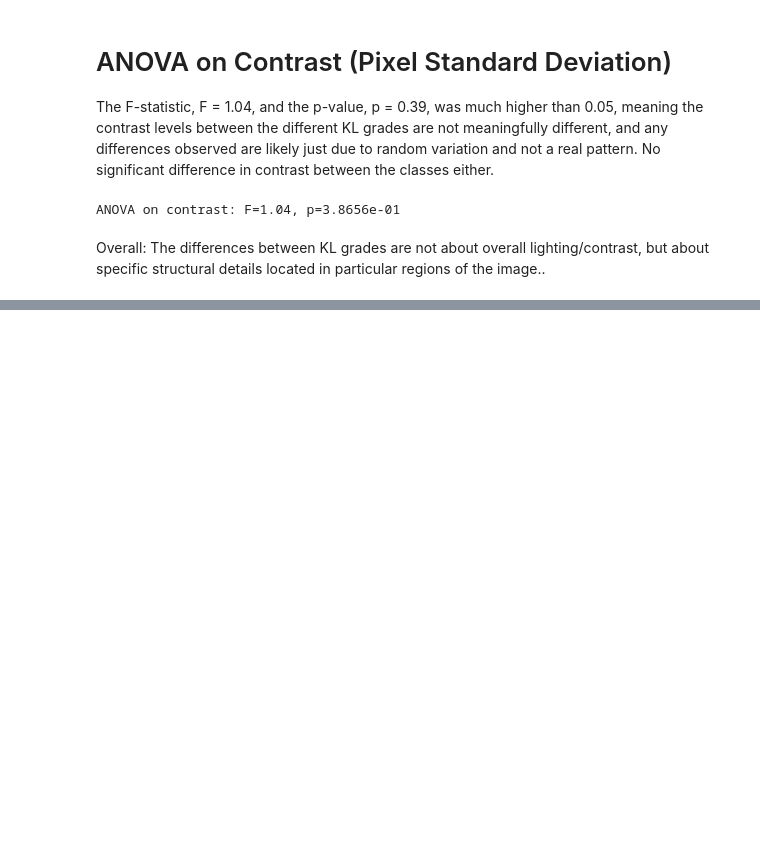
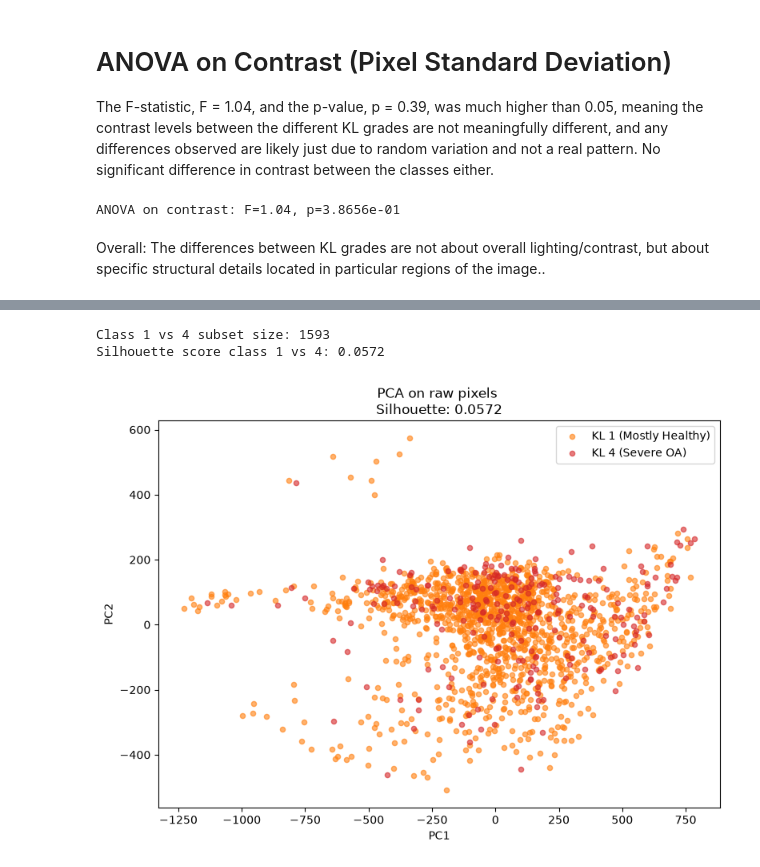
Before and after one commit to mikakia/knee_osteo, a Jupyter notebook: notebooks/eda.ipynb, the cells around one changed output, grey strips where cells are left out. Drawn from its saved outputs; the diff is of its cells as text; code cells hidden in the pictures; blank space fills up the shorter version.

```diff
--- a/notebooks/eda.ipynb
+++ b/notebooks/eda.ipynb
@@ -225,0 +316,9 @@ More to come
+# %%
+# class 1 vs 4
+compare_classes_pca(knee_images, 1, 4,
+                     colors={1: 'tab:orange', 4: 'tab:red'},
+                     class_labels=class_labels)
+# %% [output]
+Class 1 vs 4 subset size: 1593
+Silhouette score class 1 vs 4: 0.0572
+[figure, added]
```
Also changed, not shown: parts of 18 cells of this notebook.
